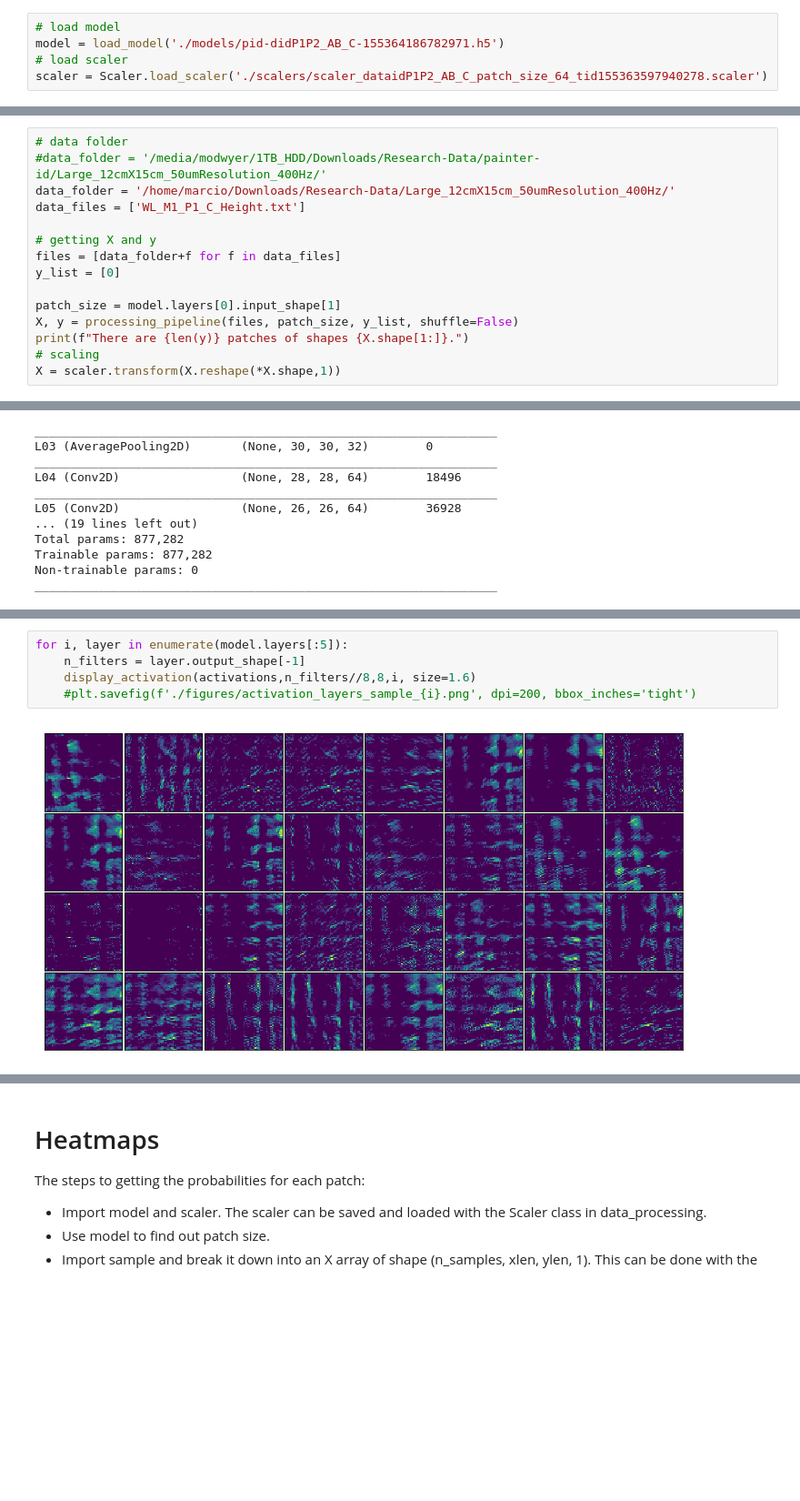
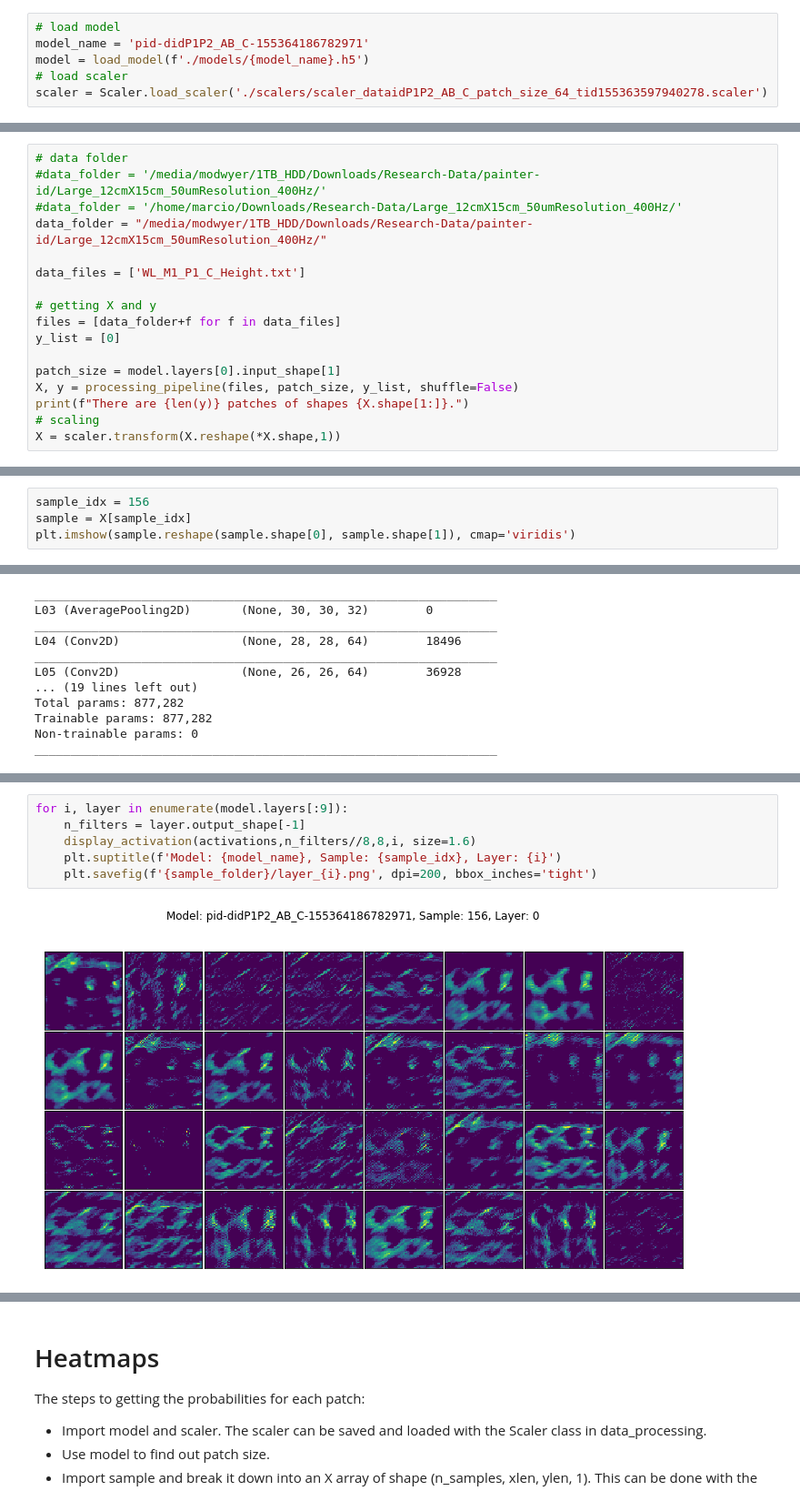
Before and after one commit to modw/painter-id, a Jupyter notebook: Visualizing network.ipynb, the cells around one changed output, grey strips where cells are left out. Shown at 91% size. Saved outputs shown, nothing was run; the diff lists cells and outputs as text; blank space fills up the shorter version.

Commit message:
figures IO

```diff
--- a/Visualizing network.ipynb
+++ b/Visualizing network.ipynb
@@ -25,7 +26,8 @@ Using TensorFlow backend.
 ### Loading model and data scaler
 # %%
 # load model
-model = load_model('./models/pid-didP1P2_AB_C-155364186782971.h5')
+model_name = 'pid-didP1P2_AB_C-155364186782971'
+model = load_model(f'./models/{model_name}.h5')
 # load scaler
 scaler = Scaler.load_scaler('./scalers/scaler_dataidP1P2_AB_C_patch_size_64_tid155363597940278.scaler')
 # %%
@@ -53,7 +55,9 @@ _________________________________________________________________
 # %%
 # data folder
 #data_folder = '/media/modwyer/1TB_HDD/Downloads/Research-Data/painter-id/Large_12cmX15cm_50umResolution_400Hz/'
-data_folder = '/home/marcio/Downloads/Research-Data/Large_12cmX15cm_50umResolution_400Hz/'
+#data_folder = '/home/marcio/Downloads/Research-Data/Large_12cmX15cm_50umResolution_400Hz/'
+data_folder = "/media/modwyer/1TB_HDD/Downloads/Research-Data/painter-id/Large_12cmX15cm_50umResolution_400Hz/"
+
 data_files = ['WL_M1_P1_C_Height.txt']
 
 # getting X and y
@@ -114,3 +118,7 @@ Text(0.5, 1.0, 'After Filter 3')
 ## Visualizing layer outputs
 # %%
 # modified from https://www.kaggle.com/amarjeet007/visualize-cnn-with-keras
+# %%
+sample_idx = 156
+sample = X[sample_idx]
+plt.imshow(sample.reshape(sample.shape[0], sample.shape[1]), cmap='viridis')
@@ -161,7 +184,8 @@ _________________________________________________________________
 # %%
-for i, layer in enumerate(model.layers[:5]):
+for i, layer in enumerate(model.layers[:9]):
     n_filters = layer.output_shape[-1]
     display_activation(activations,n_filters//8,8,i, size=1.6)
-    #plt.savefig(f'./figures/activation_layers_sample_{i}.png', dpi=200, bbox_inches='tight')
+    plt.suptitle(f'Model: {model_name}, Sample: {sample_idx}, Layer: {i}')
+    plt.savefig(f'{sample_folder}/layer_{i}.png', dpi=200, bbox_inches='tight')
 # %% [output]
-[figure, old version]
+[figure, new version]
```
Also changed, not shown: parts of 9 cells of this notebook.
